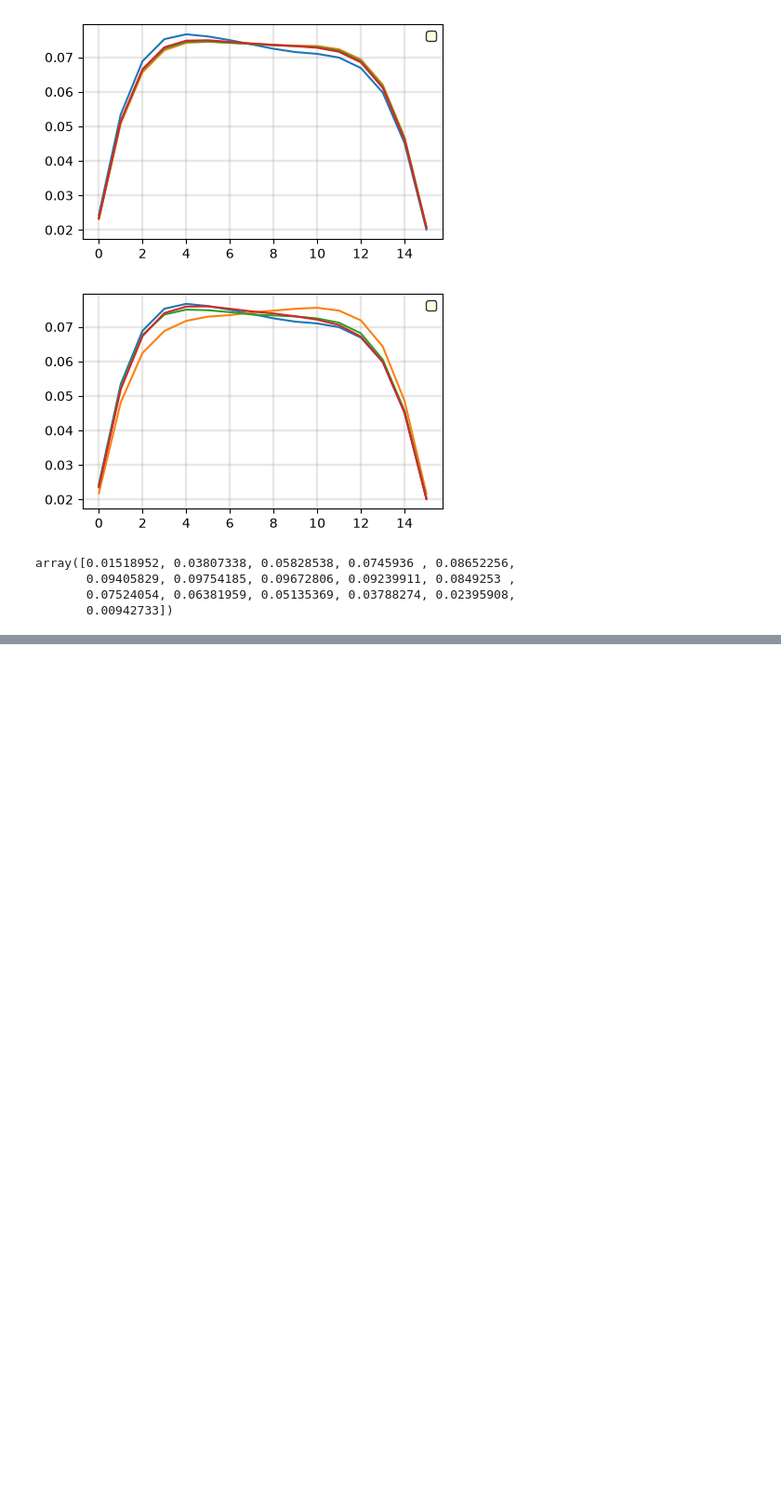
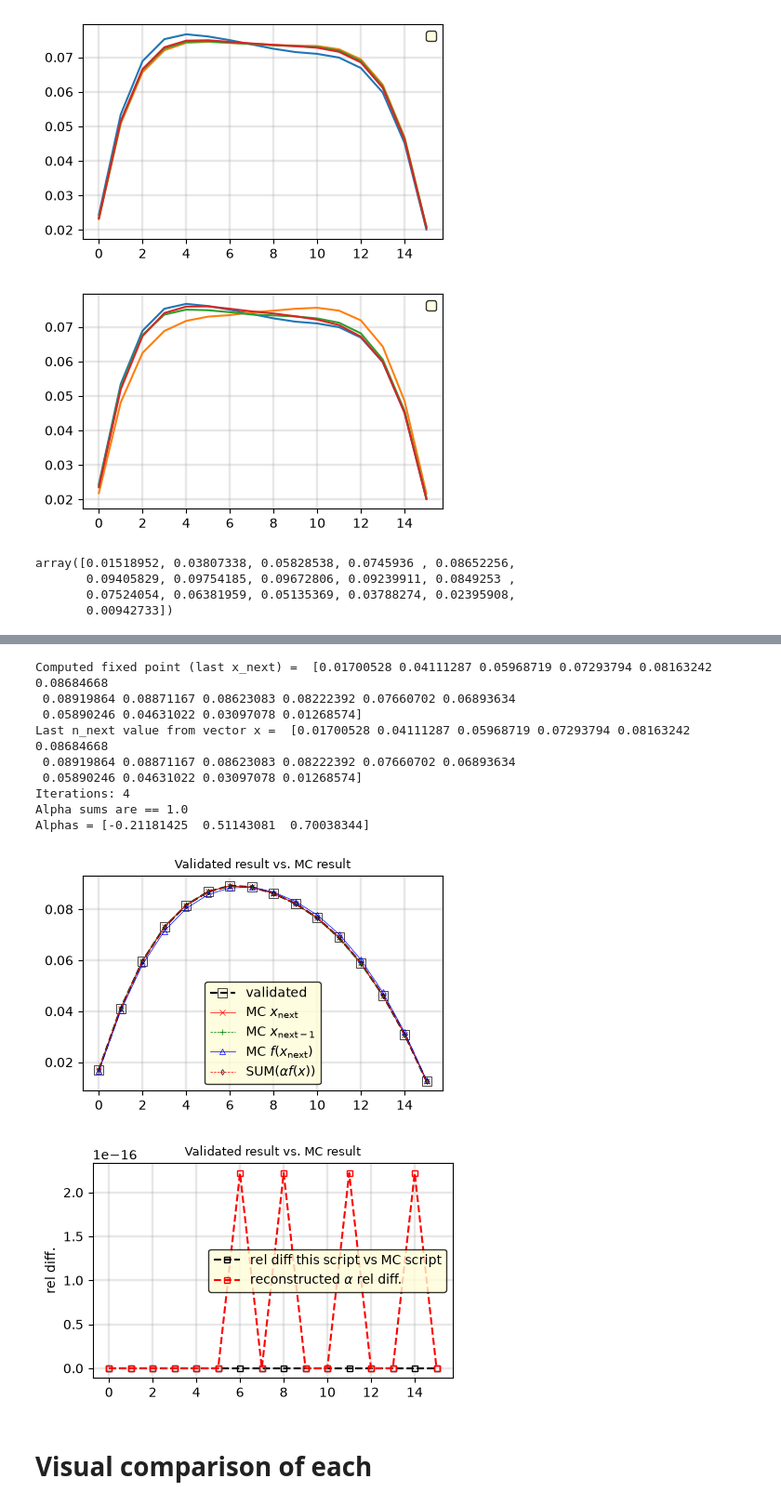
Before and after one commit to jfaulkner31/MonteCarloXenon, a Jupyter notebook: CustomSchemesAnalysis/SIE_Scheme/analysis.ipynb, the cells around one changed output, grey strips where cells are left out. Shown at 93% size. Drawn from its saved outputs; the diff is of its cells as text; code cells hidden in the pictures; blank space fills up the shorter version.

```diff
--- a/CustomSchemesAnalysis/SIE_Scheme/analysis.ipynb
+++ b/CustomSchemesAnalysis/SIE_Scheme/analysis.ipynb
@@ -55,0 +55,17 @@ array([0.05409908, 0.04836071, 0.05009783, 0.05188422, 0.04588718,
+# %%
+from CustomSchemes.aa_validator import validate_case
+validate_case(time=3.0, file='aa2_i4_t3.pkl', k_max=4, m=2, dpi=100)
+# %% [output]
+Computed fixed point (last x_next) =  [0.01700528 0.04111287 0.05968719 0.07293794 0.08163242 0.08684668
+ 0.08919864 0.08871167 0.08623083 0.08222392 0.07660702 0.06893634
+ 0.05890246 0.04631022 0.03097078 0.01268574]
+Last n_next value from vector x =  [0.01700528 0.04111287 0.05968719 0.07293794 0.08163242 0.08684668
+ 0.08919864 0.08871167 0.08623083 0.08222392 0.07660702 0.06893634
+ 0.05890246 0.04631022 0.03097078 0.01268574]
+Iterations: 4
+Alpha sums are == 1.0
+Alphas = [-0.21181425  0.51143081  0.70038344]
+[figure, added]
+[figure, added]
+# %% [markdown]
+# Visual comparison of each
```
Also changed, not shown: parts of 8 cells of this notebook, 4 other files.
